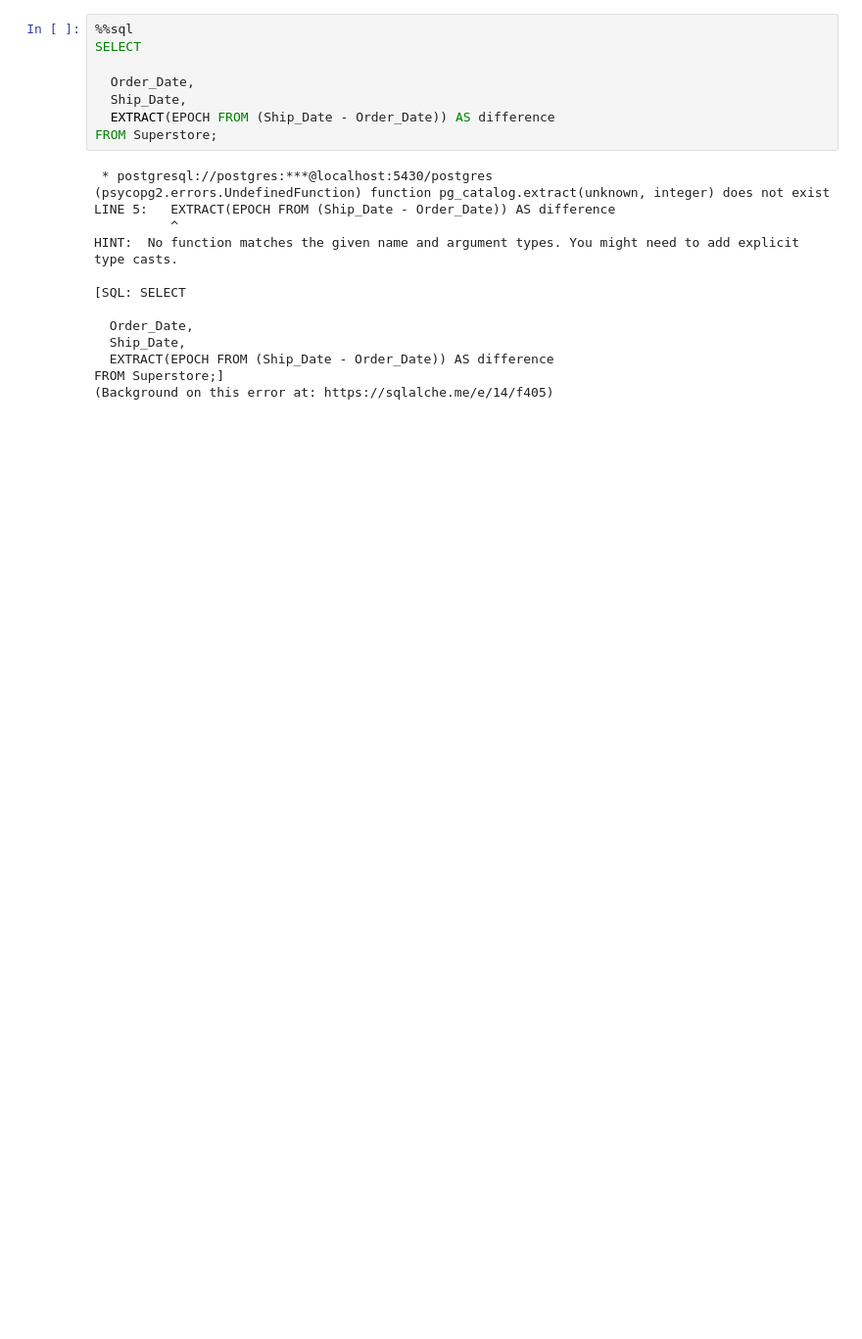
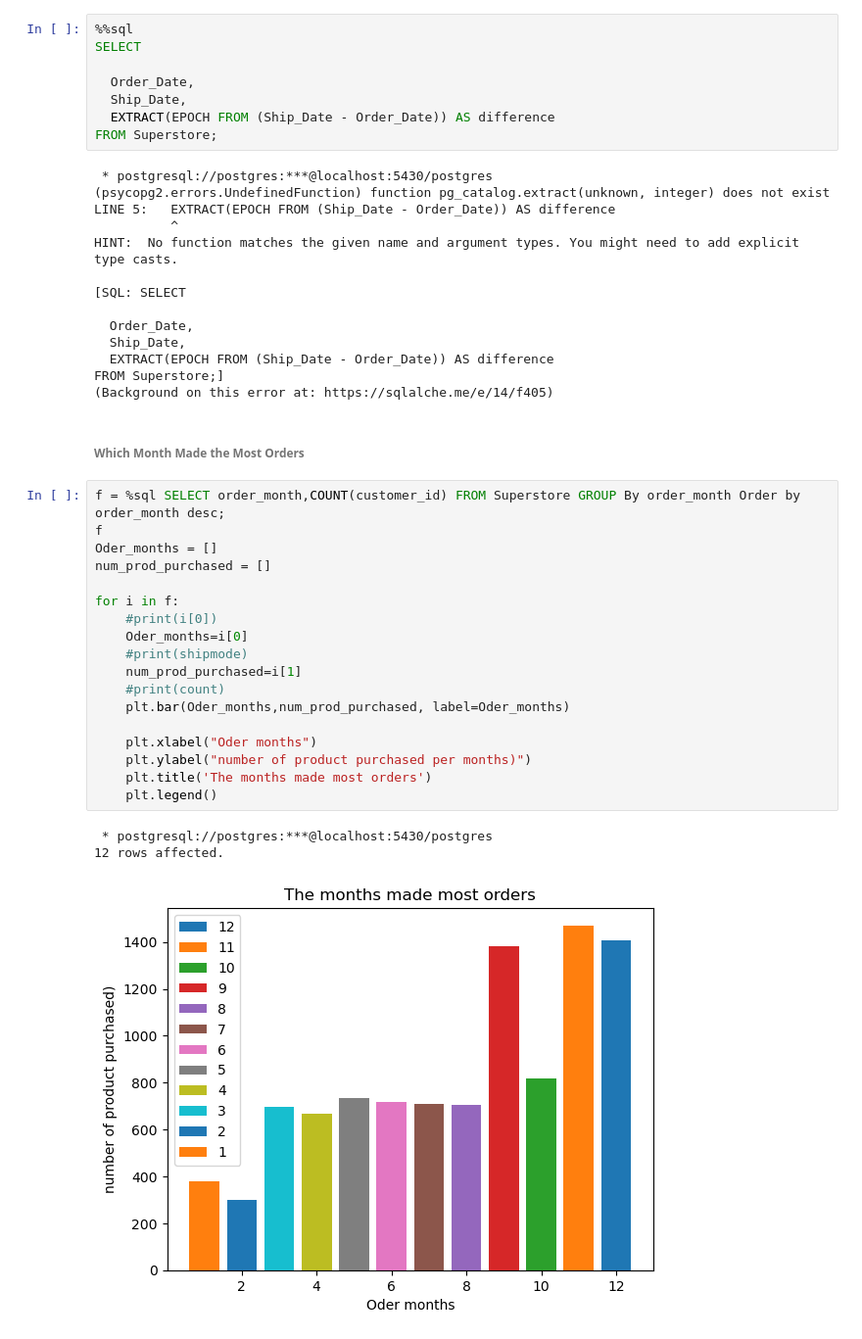
Before and after one commit to The-DigitalAcademy/Superstore_Analysis_visualisation, a Jupyter notebook: data_analytics_postgresql.ipynb, the cells around one changed output. Shown at 98% size. Drawn from its saved outputs; the diff is of its cells as text; blank space fills up the shorter version.

```diff
--- a/data_analytics_postgresql.ipynb
+++ b/data_analytics_postgresql.ipynb
@@ -521,3 +424,27 @@ HINT:  No function matches the given name and argument types. You might need to
   EXTRACT(EPOCH FROM (Ship_Date - Order_Date)) AS difference
 FROM Superstore;]
 (Background on this error at: https://sqlalche.me/e/14/f405)
+# %% [markdown]
+###### Which Month Made the Most Orders
+# %%
+f = %sql SELECT order_month,COUNT(customer_id) FROM Superstore GROUP By order_month Order by order_month desc;
+f
+Oder_months = []
+num_prod_purchased = []
+
+for i in f:
+    #print(i[0])
+    Oder_months=i[0]
+    #print(shipmode)
+    num_prod_purchased=i[1]
+    #print(count)
+    plt.bar(Oder_months,num_prod_purchased, label=Oder_months)
+
+    plt.xlabel("Oder months")
+    plt.ylabel("number of product purchased per months)")
+    plt.title('The months made most orders')
+    plt.legend()
+# %% [output]
+ * postgresql://postgres:***@localhost:5430/postgres
+12 rows affected.
+[figure, added]
```
Also changed, not shown: parts of 51 cells of this notebook.
